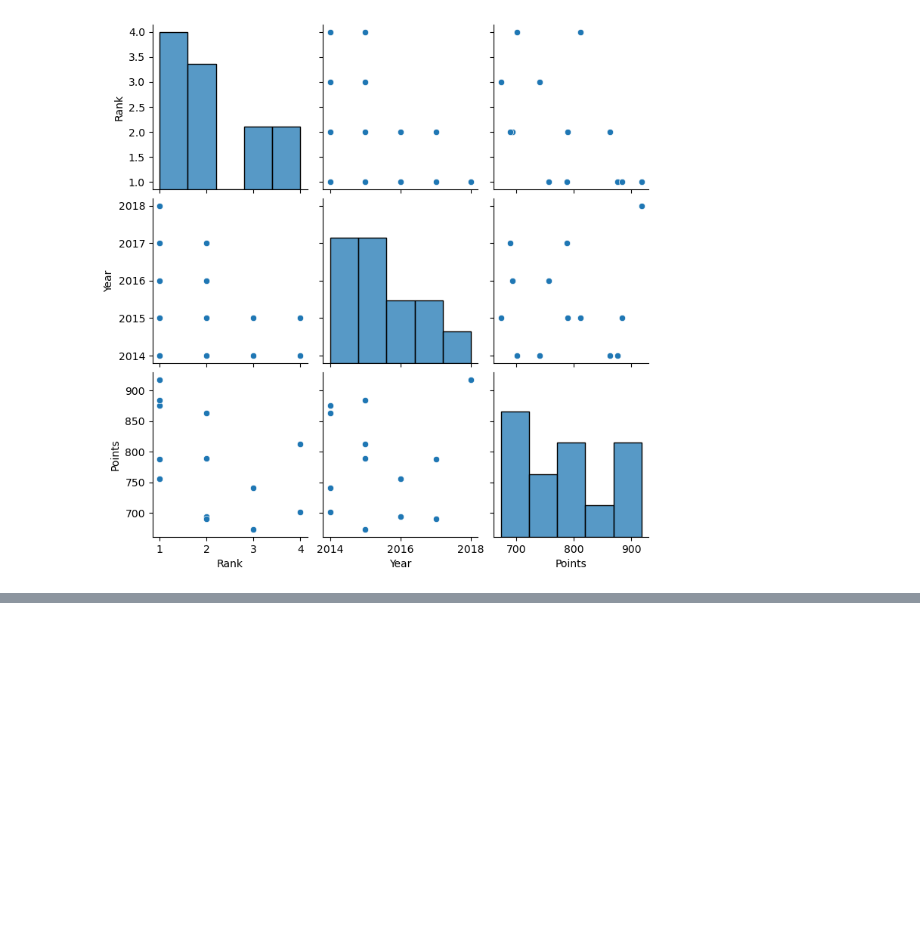
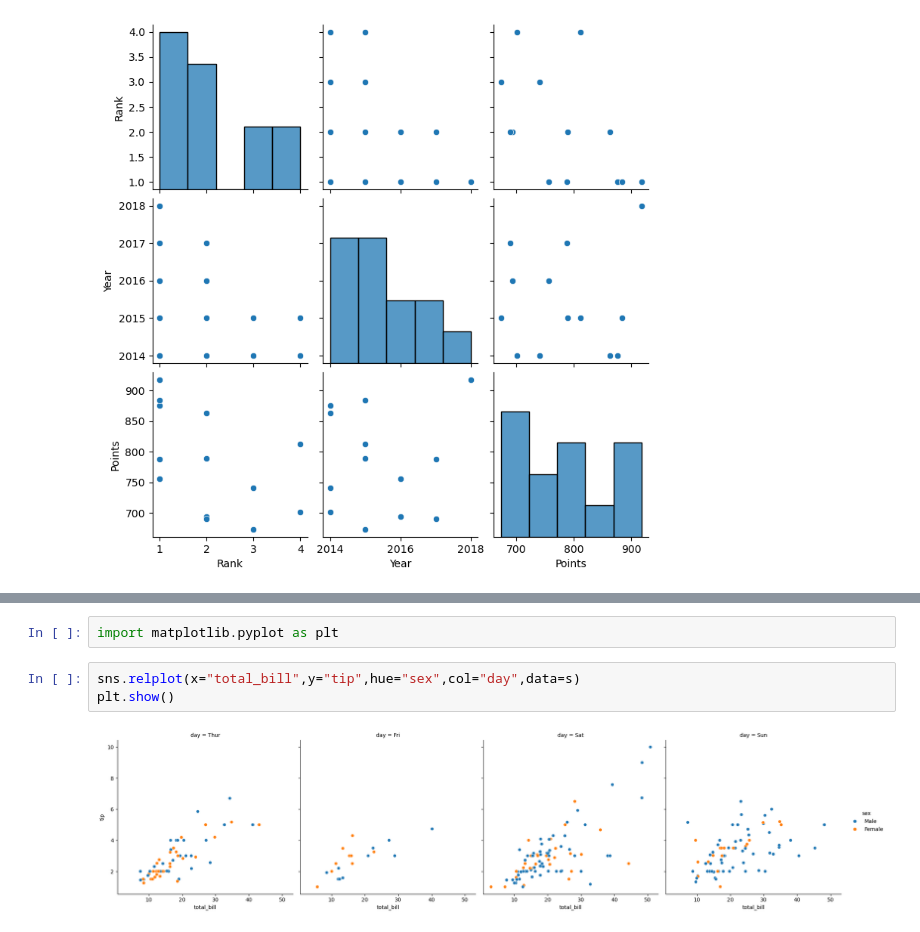
Before and after one commit to Akashyadav-codes/Data_Analyst_Jupyter, a Jupyter notebook: Seaborn/Untitled.ipynb, the cells around one changed output, grey strips where cells are left out. Saved outputs shown, nothing was run; the diff lists cells and outputs as text; blank space fills up the shorter version.

```diff
--- a/Seaborn/Untitled.ipynb
+++ b/Seaborn/Untitled.ipynb
@@ -69,0 +122,7 @@ sns.pairplot(df)
+# %%
+import matplotlib.pyplot as plt
+# %%
+sns.relplot(x="total_bill",y="tip",hue="sex",col="day",data=s)
+plt.show()
+# %% [output]
+[figure, added]
```
Also changed, not shown: parts of 5 cells of this notebook, 1 other file.
